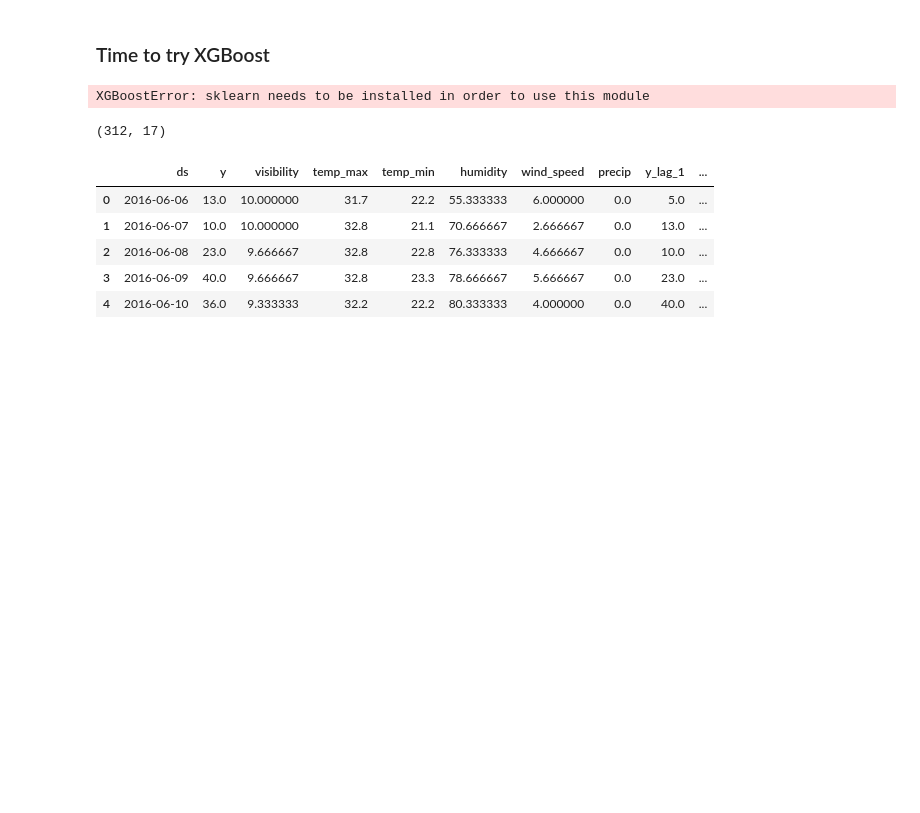
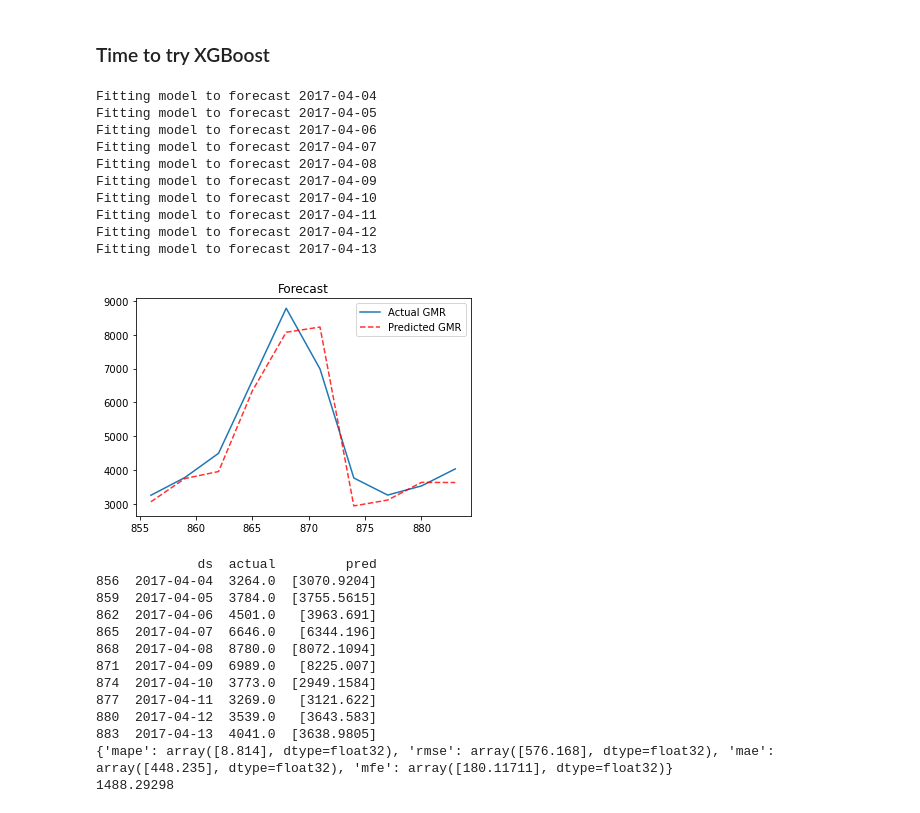
Before and after one commit to bonchae/msda-workshop, a Jupyter notebook: Ride Austin - Forecasting.ipynb, the cells around one changed output. Cells and saved outputs as stored; diff of their text form; code cells hidden in the pictures; blank space fills up the shorter version.

```diff
--- a/Ride Austin - Forecasting.ipynb
+++ b/Ride Austin - Forecasting.ipynb
@@ -893,7 +875,7 @@ def train_prophet(df, model, date_list):
     return y_pred_list
 
 
-def train_non_prophet(df, model, date_list, month_start_dates):
+def train_non_prophet(df, model, date_list):
     df = add_endog_vars(df, day_of_week=True)
     y = df['y']
     X = df.drop(['ds', 'y'], axis=1)
@@ -911,7 +893,7 @@ def train_non_prophet(df, model, date_list, month_start_dates):
         # Fit and predict
         try:
             model.fit(X_train, y_train)
-            pred = model.predict(X_test)
+            pred = model.predict(X_test)[0]
             y_pred_list.append(pred)
         except:
             print(f'Error fitting model for {d}')
@@ -950,17 +932,17 @@ def walk_forward_evaluation(df, model, first_test_day, plot_title):
     return results, metrics_dict
 
 
-def fit_forecasters(df, model_dict, first_test_month):
+def fit_forecasters(df, model_dict, first_test_day):
     for model_name in model_dict.keys():
-        start_time = time.time()
-        logger.info(f'Fitting {model_name}')
+        c.start()
+        print(f'Fitting {model_name}')
         model = model_dict[model_name]['model']
         plot_title = model_dict[model_name]['label']
 
-        results, metrics = walk_forward_evaluation(df, model, first_test_month, plot_title)
+        results, metrics = walk_forward_evaluation(df, model, first_test_day, plot_title)
         model_dict[model_name]['results'] = results
         model_dict[model_name]['metrics'] = metrics
-        logger.info(f'{round(time.time() - start_time, 1)} seconds')
+        c.stop()
 # %%
 c.start()
 
@@ -1002,30 +984,39 @@ Fitting model to forecast 2017-03-19
 # %%
 c.start()
 
 drop_cols = ['car_category', 'distance', 'charity_amount']
 xgb_df = df[df['car_category'] == 'REGULAR'].rename(columns={'date': 'ds', 'rides': 'y'}).drop(drop_cols, axis=1)
 
 model = xgb.XGBRegressor(n_estimators=100, reg_lambda=1, gamma=0, max_depth=3)
 title = 'Forecast'
-first_test_day = datetime.date(2017, 3, 14)
+first_test_day = datetime.date(2017, 4, 4)
 results, metrics = walk_forward_evaluation(xgb_df, model, first_test_day, plot_title=title)
 print(results)
 print(metrics)
 
 c.stop()
 # %% [output]
-XGBoostError: sklearn needs to be installed in order to use this module
+Fitting model to forecast 2017-04-04
+Fitting model to forecast 2017-04-05
+Fitting model to forecast 2017-04-06
+Fitting model to forecast 2017-04-07
+Fitting model to forecast 2017-04-08
+Fitting model to forecast 2017-04-09
+Fitting model to forecast 2017-04-10
+Fitting model to forecast 2017-04-11
+Fitting model to forecast 2017-04-12
+Fitting model to forecast 2017-04-13
+[figure, added]
+             ds  actual         pred
+856  2017-04-04  3264.0  [3070.9204]
+859  2017-04-05  3784.0  [3755.5615]
+862  2017-04-06  4501.0   [3963.691]
+865  2017-04-07  6646.0   [6344.196]
+868  2017-04-08  8780.0  [8072.1094]
+871  2017-04-09  6989.0   [8225.007]
+874  2017-04-10  3773.0  [2949.1584]
+877  2017-04-11  3269.0   [3121.622]
+880  2017-04-12  3539.0   [3643.583]
+883  2017-04-13  4041.0  [3638.9805]
+{'mape': array([8.814], dtype=float32), 'rmse': array([576.168], dtype=float32), 'mae': array([448.235], dtype=float32), 'mfe': array([180.11711], dtype=float32)}
+1488.29298
-# %%
-drop_cols = ['car_category', 'distance', 'charity_amount']
-xgb_df = df[df['car_category'] == 'REGULAR'].rename(columns={'date': 'ds', 'rides': 'y'}).drop(drop_cols, axis=1)
-xgb_df = add_endog_vars(xgb_df, day_of_week=True)
-
-disp(xgb_df)
-# %% [output]
-(312, 17)
-|  | ds | y | visibility | temp_max | temp_min | humidity | wind_speed | precip | y_lag_1 | ... |
-| 0 | 2016-06-06 | 13.0 | 10.000000 | 31.7 | 22.2 | 55.333333 | 6.000000 | 0.0 | 5.0 | ... |
-| 1 | 2016-06-07 | 10.0 | 10.000000 | 32.8 | 21.1 | 70.666667 | 2.666667 | 0.0 | 13.0 | ... |
-| 2 | 2016-06-08 | 23.0 | 9.666667 | 32.8 | 22.8 | 76.333333 | 4.666667 | 0.0 | 10.0 | ... |
-| 3 | 2016-06-09 | 40.0 | 9.666667 | 32.8 | 23.3 | 78.666667 | 5.666667 | 0.0 | 23.0 | ... |
-| 4 | 2016-06-10 | 36.0 | 9.333333 | 32.2 | 22.2 | 80.333333 | 4.000000 | 0.0 | 40.0 | ... |
```
Also changed, not shown: parts of 9 cells of this notebook.
